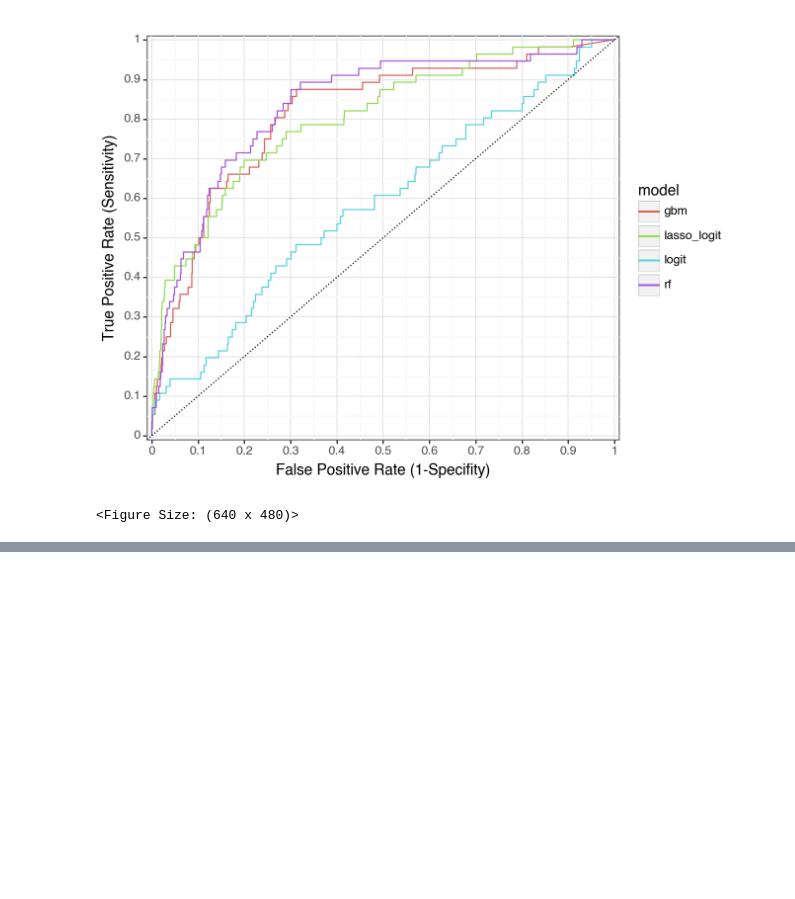
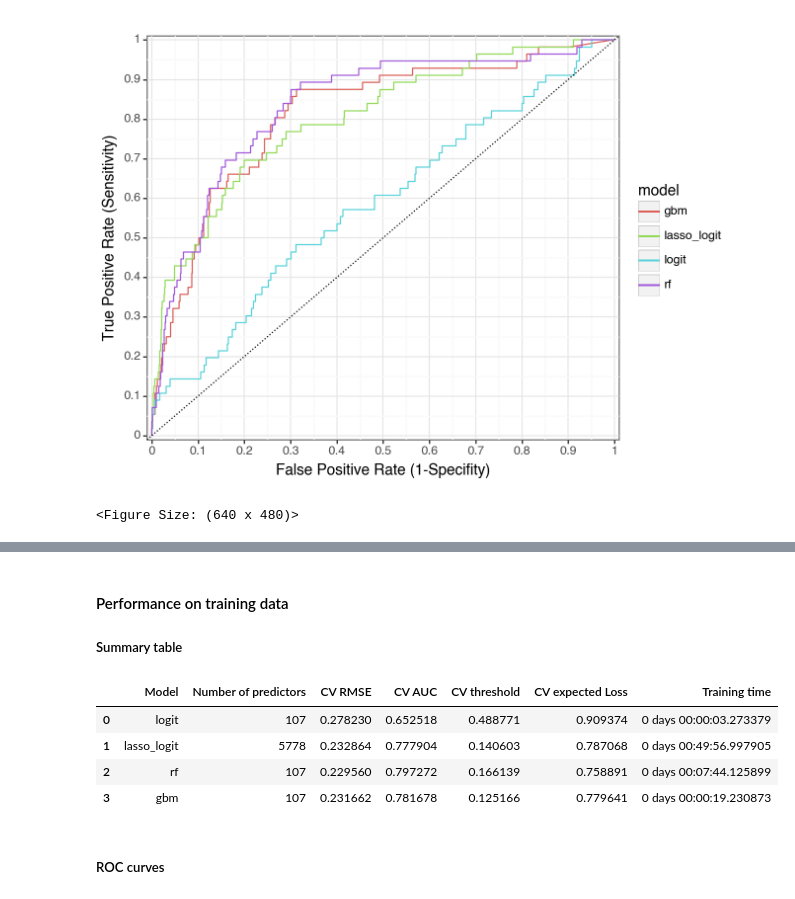
Before and after one commit to viethngn/Data_Analysis_3_ECBS5171, a Jupyter notebook: assignment3/assignment3_viethngn_marcell.ipynb, the cells around one changed output, grey strips where cells are left out. Drawn from its saved outputs; the diff is of its cells as text; code cells hidden in the pictures; blank space fills up the shorter version.

```diff
--- a/assignment3/assignment3_viethngn.ipynb
+++ b/assignment3/assignment3_viethngn_marcell.ipynb
@@ -1222,0 +1385,14 @@ create_roc_plots(holdout_set.default, holdout_set[categorical_columns + numerica
+# %% [markdown]
+#### Performance on training data
+##### Summary table
+# %%
+summary_results['Training time'] = [logit_time, lasso3_time, prob_forest1_time, gbm1_time]
+summary_results
+# %% [output]
+|  | Model | Number of predictors | CV RMSE | CV AUC | CV threshold | CV expected Loss | Training time |
+| 0 | logit | 107 | 0.278230 | 0.652518 | 0.488771 | 0.909374 | 0 days 00:00:03.273379 |
+| 1 | lasso_logit | 5778 | 0.232864 | 0.777904 | 0.140603 | 0.787068 | 0 days 00:49:56.997905 |
+| 2 | rf | 107 | 0.229560 | 0.797272 | 0.166139 | 0.758891 | 0 days 00:07:44.125899 |
+| 3 | gbm | 107 | 0.231662 | 0.781678 | 0.125166 | 0.779641 | 0 days 00:00:19.230873 |
+# %% [markdown]
+##### ROC curves
```
Also changed, not shown: parts of 39 cells of this notebook, 1 other file.
